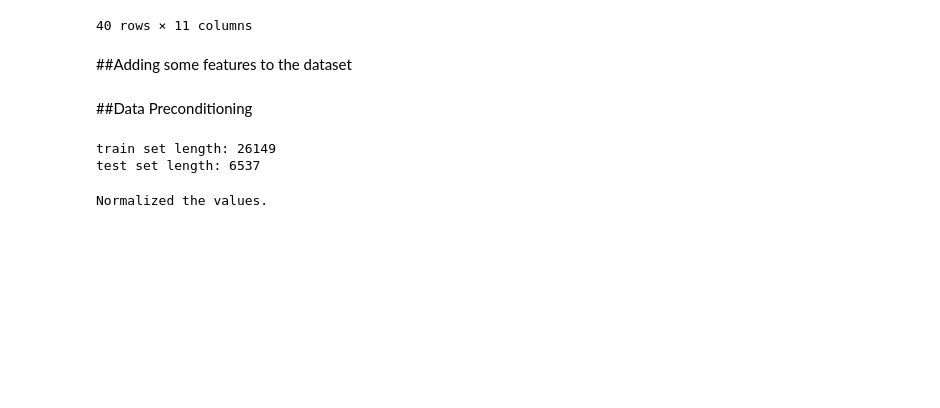
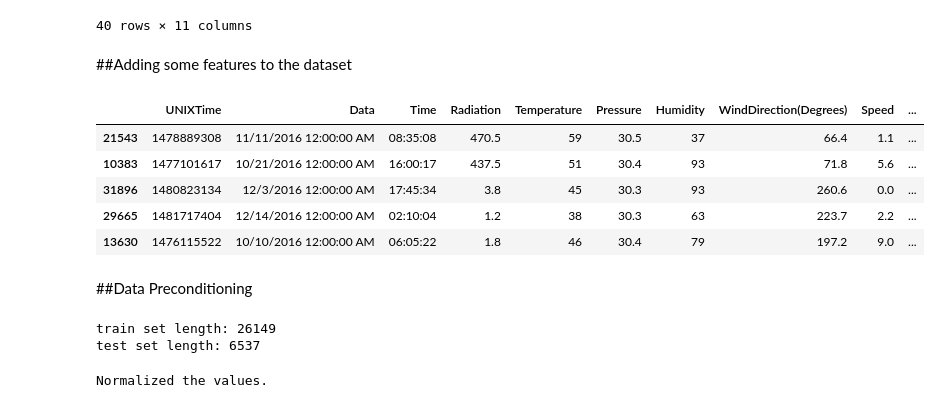
Before and after one commit to mrch-hub/bangkit1, a Jupyter notebook: SolarPrediction.ipynb, the cells around one changed output. Saved outputs shown, nothing was run; the diff lists cells and outputs as text; code cells hidden in the pictures; blank space fills up the shorter version.

Commit message:
Test with several features such as hour, day, humidity

```diff
--- a/SolarPrediction.ipynb
+++ b/SolarPrediction.ipynb
@@ -67,6 +67,15 @@ data['Hour'] = pd.to_datetime(data['Time_Convert'], format = '%H:%M:%S').dt.hour
 data['Day'] = pd.to_datetime(data['UNIXTime'].astype(int), unit = 's').dt.day # Get the day of the month
 
 data['Month'] = pd.to_datetime(data['UNIXTime'].astype(int), unit = 's').dt.month # Get the month of the year
+# %%
+data.head()
+# %% [output]
+|  | UNIXTime | Data | Time | Radiation | Temperature | Pressure | Humidity | WindDirection(Degrees) | Speed | ... |
+| 21543 | 1478889308 | 11/11/2016 12:00:00 AM | 08:35:08 | 470.5 | 59 | 30.5 | 37 | 66.4 | 1.1 | ... |
+| 10383 | 1477101617 | 10/21/2016 12:00:00 AM | 16:00:17 | 437.5 | 51 | 30.4 | 93 | 71.8 | 5.6 | ... |
+| 31896 | 1480823134 | 12/3/2016 12:00:00 AM | 17:45:34 | 3.8 | 45 | 30.3 | 93 | 260.6 | 0.0 | ... |
+| 29665 | 1481717404 | 12/14/2016 12:00:00 AM | 02:10:04 | 1.2 | 38 | 30.3 | 63 | 223.7 | 2.2 | ... |
+| 13630 | 1476115522 | 10/10/2016 12:00:00 AM | 06:05:22 | 1.8 | 46 | 30.4 | 79 | 197.2 | 9.0 | ... |
 # %% [markdown]
 ##Data Preconditioning
 # %%
```
Also changed, not shown: parts of 5 cells of this notebook.
